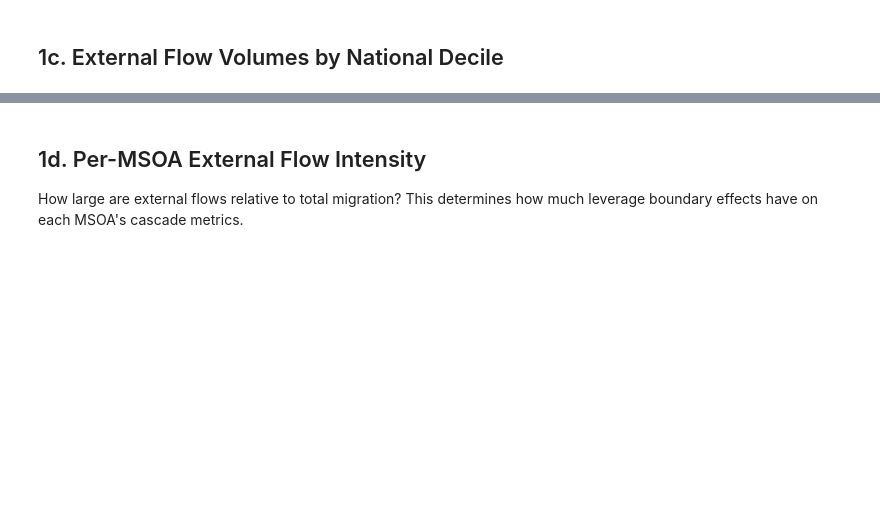
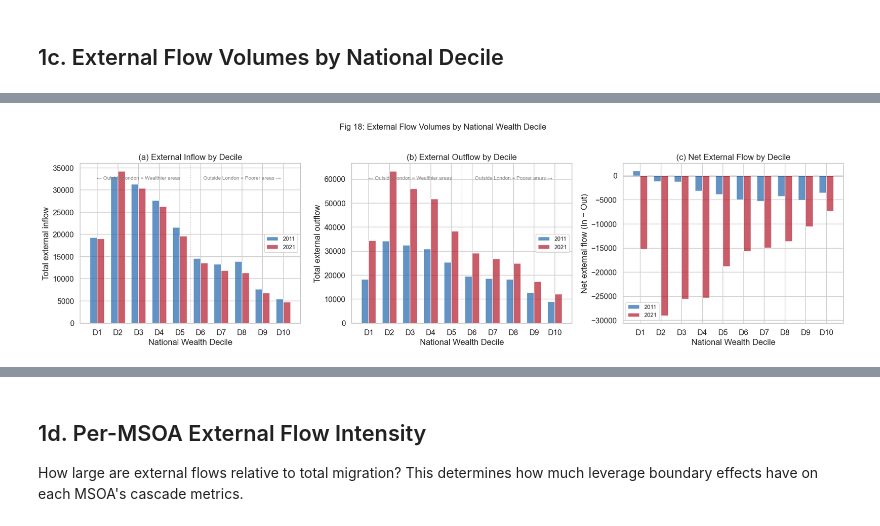
Before and after one commit to yxing82/CASA-Dissertation, a Jupyter notebook: scripts/eda_4_compare_natioanl_frame_and_london_only _20260624.ipynb, the cells around one changed output, grey strips where cells are left out. Cells and saved outputs as stored; diff of their text form; code cells hidden in the pictures; blank space fills up the shorter version.

```diff
--- a/scripts/eda_4_compare_natioanl_frame_and_london_only _20260624.ipynb
+++ b/scripts/eda_4_compare_natioanl_frame_and_london_only _20260624.ipynb
@@ -21,6 +21,7 @@ import matplotlib.patches as mpatches
 import seaborn as sns
 from scipy import stats
 from pathlib import Path
+from pyprojroot import here
 
 sns.set_theme(style='whitegrid', font_scale=1.1)
 plt.rcParams.update({
@@ -29,18 +30,12 @@ plt.rcParams.update({
     'savefig.bbox': 'tight'
 })
 
-# ── Paths (adjust to match your setup) ────────────────────────
-# If using pyprojroot:
-# from pyprojroot import here
-# ROOT = here()
-# DATA_DIR = ROOT / 'outputs'
-# OUTPUT_DIR = ROOT / 'outputs/eda_figs'
-# GEO_PATH = ROOT / 'data/london_msoa_2011.geojson'
+# ── Paths ────────────────────────
+ROOT = here()
+DATA_DIR = ROOT / 'outputs'
+OUTPUT_DIR = ROOT / 'outputs/eda_figs'
+GEO_PATH = ROOT / 'data/london_msoa_2011.geojson'
 
-# Fallback for running standalone:
-DATA_DIR = Path('.')        # adjust
-OUTPUT_DIR = Path('.')      # adjust
-# GEO_PATH = Path('data/london_msoa_2011.geojson')  # uncomment if available
 
 OUTPUT_DIR.mkdir(parents=True, exist_ok=True)
 # %%
@@ -202,5 +301,5 @@ print(f'  Total {len(df):>4d}  '
 # %%
-# ── Fig 16: External flow volumes by decile ───────────────────
+# ── Fig 18: External flow volumes by decile ───────────────────
 fig, axes = plt.subplots(1, 3, figsize=(18, 5))
 x = np.arange(1, 11)
 w = 0.35
@@ -215,37 +314,39 @@ ax.set_title('(a) External Inflow by Decile')
 ax.set_xticks(x)
 ax.set_xticklabels([f'D{d}' for d in x])
 ax.axvline(5.5, color='grey', ls=':', lw=1, alpha=0.5)
-ax.text(3, ax.get_ylim()[1]*0.9, '← Ext = Wealthier', ha='center', fontsize=8, color='grey')
-ax.text(8, ax.get_ylim()[1]*0.9, 'Ext = Poorer →', ha='center', fontsize=8, color='grey')
+ax.text(3, ax.get_ylim()[1]*0.9, '← Outside London = Wealthier areas', ha='center', fontsize=8, color='grey')
+ax.text(8, ax.get_ylim()[1]*0.9, 'Outside London = Poorer areas →', ha='center', fontsize=8, color='grey')
 ax.legend(fontsize=9)
 
 # Panel (b): External outflow by decile
 ax = axes[1]
 ax.bar(x - w/2, ext_dec['Ext_Out_11'], w, label='2011', color='#2166ac', alpha=0.7)
 ax.bar(x + w/2, ext_dec['Ext_Out_21'], w, label='2021', color='#b2182b', alpha=0.7)
 ax.set_xlabel('National Wealth Decile')
 ax.set_ylabel('Total external outflow')
 ax.set_title('(b) External Outflow by Decile')
 ax.set_xticks(x)
 ax.set_xticklabels([f'D{d}' for d in x])
 ax.axvline(5.5, color='grey', ls=':', lw=1, alpha=0.5)
-ax.text(3, ax.get_ylim()[1]*0.9, '← Ext = Wealthier', ha='center', fontsize=8, color='grey')
-ax.text(8, ax.get_ylim()[1]*0.9, 'Ext = Poorer →', ha='center', fontsize=8, color='grey')
+ax.text(3, ax.get_ylim()[1]*0.9, '← Outside London = Wealthier areas', ha='center', fontsize=8, color='grey')
+ax.text(8, ax.get_ylim()[1]*0.9, 'Outside London = Poorer areas →', ha='center', fontsize=8, color='grey')
 ax.legend(fontsize=9)
 
 # Panel (c): Net external by decile
 ax = axes[2]
 ax.bar(x - w/2, ext_dec['Ext_Net_11'], w, label='2011', color='#2166ac', alpha=0.7)
 ax.bar(x + w/2, ext_dec['Ext_Net_21'], w, label='2021', color='#b2182b', alpha=0.7)
 ax.axhline(0, color='black', lw=0.8)
 ax.set_xlabel('National Wealth Decile')
 ax.set_ylabel('Net external flow (In − Out)')
 ax.set_title('(c) Net External Flow by Decile')
 ax.set_xticks(x)
 ax.set_xticklabels([f'D{d}' for d in x])
 ax.legend(fontsize=9)
 
-fig.suptitle('Fig 16: External Flow Volumes by National Wealth Decile', fontsize=13, y=1.02)
+fig.suptitle('Fig 18: External Flow Volumes by National Wealth Decile', fontsize=13, y=1.02)
 plt.tight_layout()
-plt.savefig(OUTPUT_DIR / 'fig_16_external_flows_by_decile.png', dpi=150)
+plt.savefig(OUTPUT_DIR / 'fig_18_external_flows_by_decile.png', dpi=150)
 plt.show()
+# %% [output]
+[figure, added]
```
Also changed, not shown: parts of 23 cells of this notebook, 7 other files.
